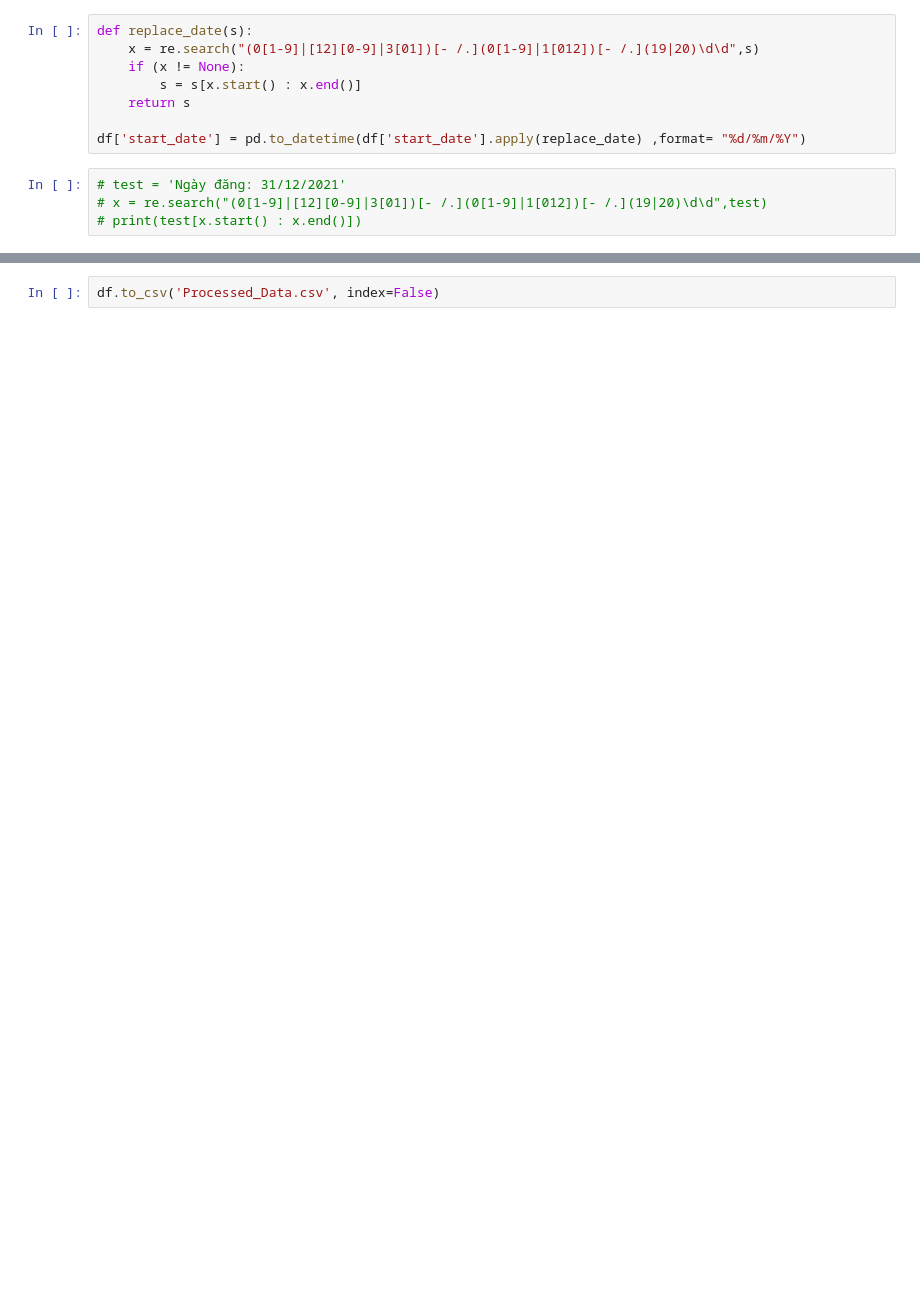
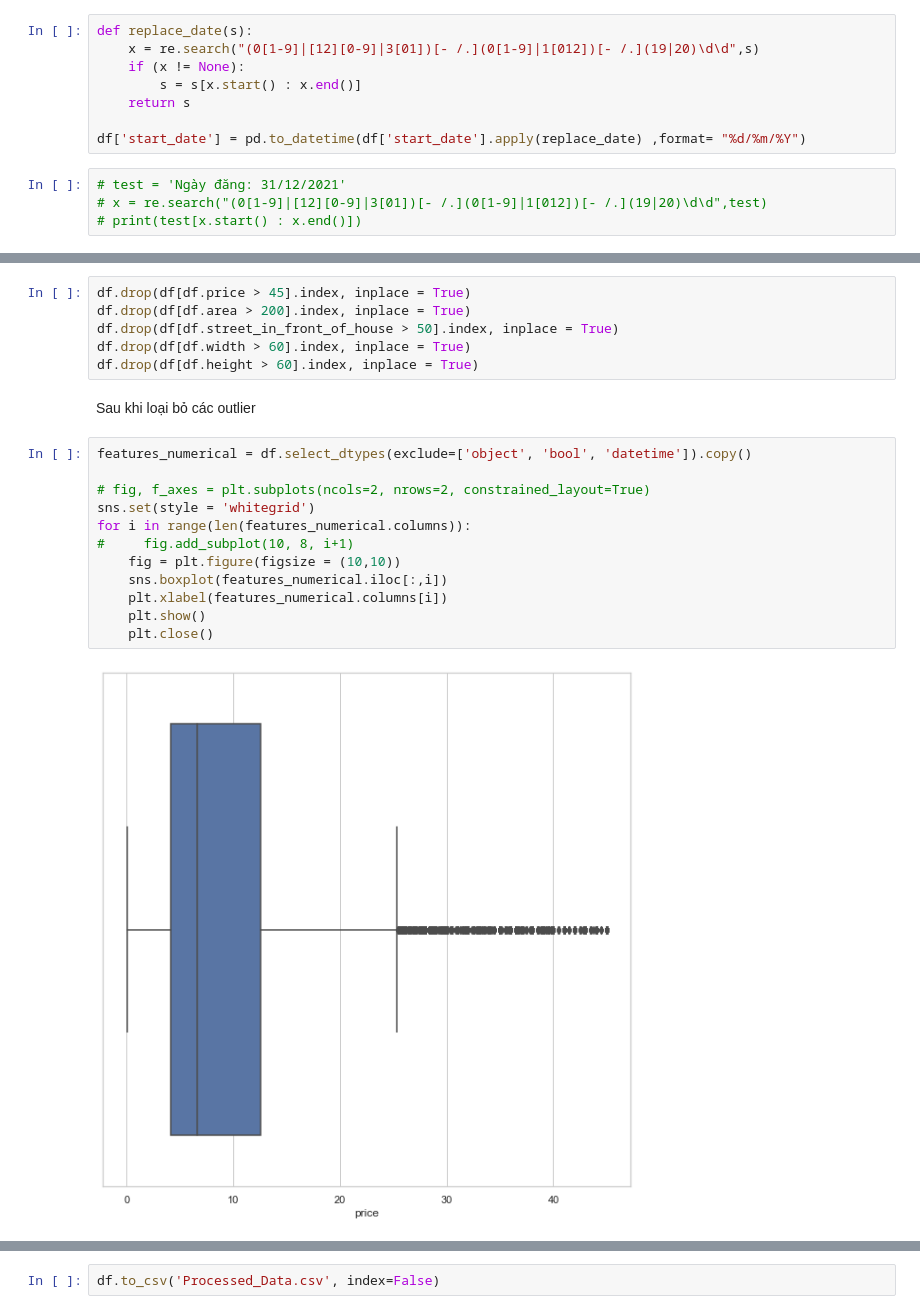
Before and after one commit to nguyenthaitien5/Final-Data-Visualization, a Jupyter notebook: data_cleaning.ipynb, the cells around one changed output, grey strips where cells are left out. Drawn from its saved outputs; the diff is of its cells as text; blank space fills up the shorter version.

Commit message:
remove outlier and build predictor

```diff
--- a/data_cleaning.ipynb
+++ b/data_cleaning.ipynb
@@ -217,0 +291,22 @@ df.head(10)
+# %%
+df.drop(df[df.price > 45].index, inplace = True)
+df.drop(df[df.area > 200].index, inplace = True)
+df.drop(df[df.street_in_front_of_house > 50].index, inplace = True)
+df.drop(df[df.width > 60].index, inplace = True)
+df.drop(df[df.height > 60].index, inplace = True)
+# %% [markdown]
+Sau khi loại bỏ các outlier
+# %%
+features_numerical = df.select_dtypes(exclude=['object', 'bool', 'datetime']).copy()
+
+# fig, f_axes = plt.subplots(ncols=2, nrows=2, constrained_layout=True)
+sns.set(style = 'whitegrid')
+for i in range(len(features_numerical.columns)):
+#     fig.add_subplot(10, 8, i+1)
+    fig = plt.figure(figsize = (10,10))
+    sns.boxplot(features_numerical.iloc[:,i])
+    plt.xlabel(features_numerical.columns[i])
+    plt.show()
+    plt.close()
+# %% [output]
+[figure, added]
```
Also changed, not shown: parts of 12 cells of this notebook, 2 other files.
